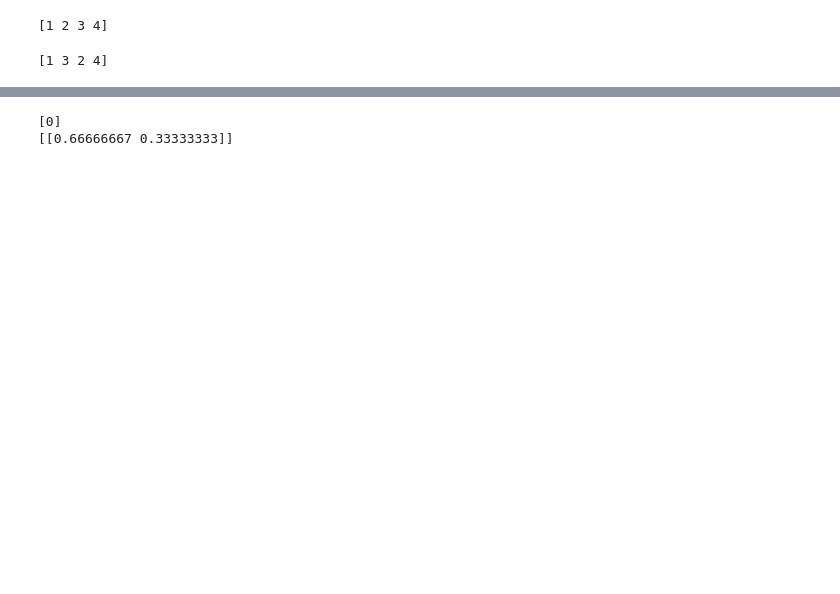
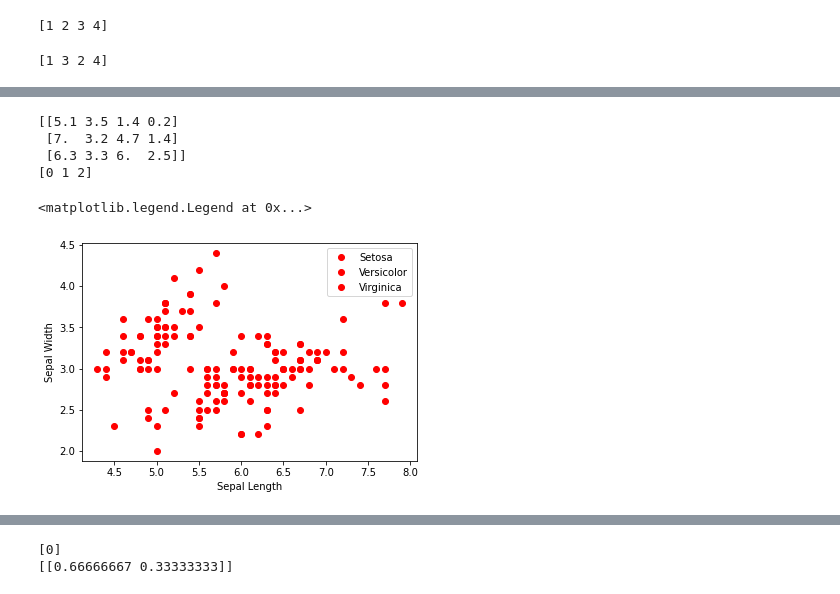
Before and after one commit to FiguierKim/20-2nd, a Jupyter notebook: ex15-3-Copy1.ipynb, the cells around one changed output, grey strips where cells are left out. Drawn from its saved outputs; the diff is of its cells as text; code cells hidden in the pictures; blank space fills up the shorter version.

```diff
--- a/ex15-3-Copy1.ipynb
+++ b/ex15-3-Copy1.ipynb
@@ -317,0 +126,35 @@ print(neigh.predict_proba([[2.8]]))
+# %%
+iris = load_iris()
+test = [0, 50, 100]
+
+train_data = np.delete(iris.data, test, axis = 0)
+train_target = np.delete(iris.target, test)
+clf = tree.DecisionTreeClassifier()
+clf.fit(train_data, train_target)
+
+
+
+print(clf.predict(test_data))
+# %% [output]
+[[5.1 3.5 1.4 0.2]
+ [7.  3.2 4.7 1.4]
+ [6.3 3.3 6.  2.5]]
+[0 1 2]
+# %%
+import matplotlib.pyplot as plt
+
+iris = load_iris()
+sepal = iris.data[:, 0:2]
+kind = iris.target
+
+plt.xlabel('Sepal Length')
+plt.ylabel('Sepal Width')
+
+plt.plot(sepal[kind == 0][:, 0], sepal[kind == 0][:, 1], 'ro', label = 'Setosa')
+plt.plot(sepal[kind == 1][:, 0], sepal[kind == 1][:, 1], 'ro', label = 'Versicolor')
+plt.plot(sepal[kind == 2][:, 0], sepal[kind == 2][:, 1], 'ro', label = 'Virginica')
+
+plt.legend()
+# %% [output]
+<matplotlib.legend.Legend at 0x...>
+[figure, added]
```
Also changed, not shown: parts of 74 cells of this notebook.
